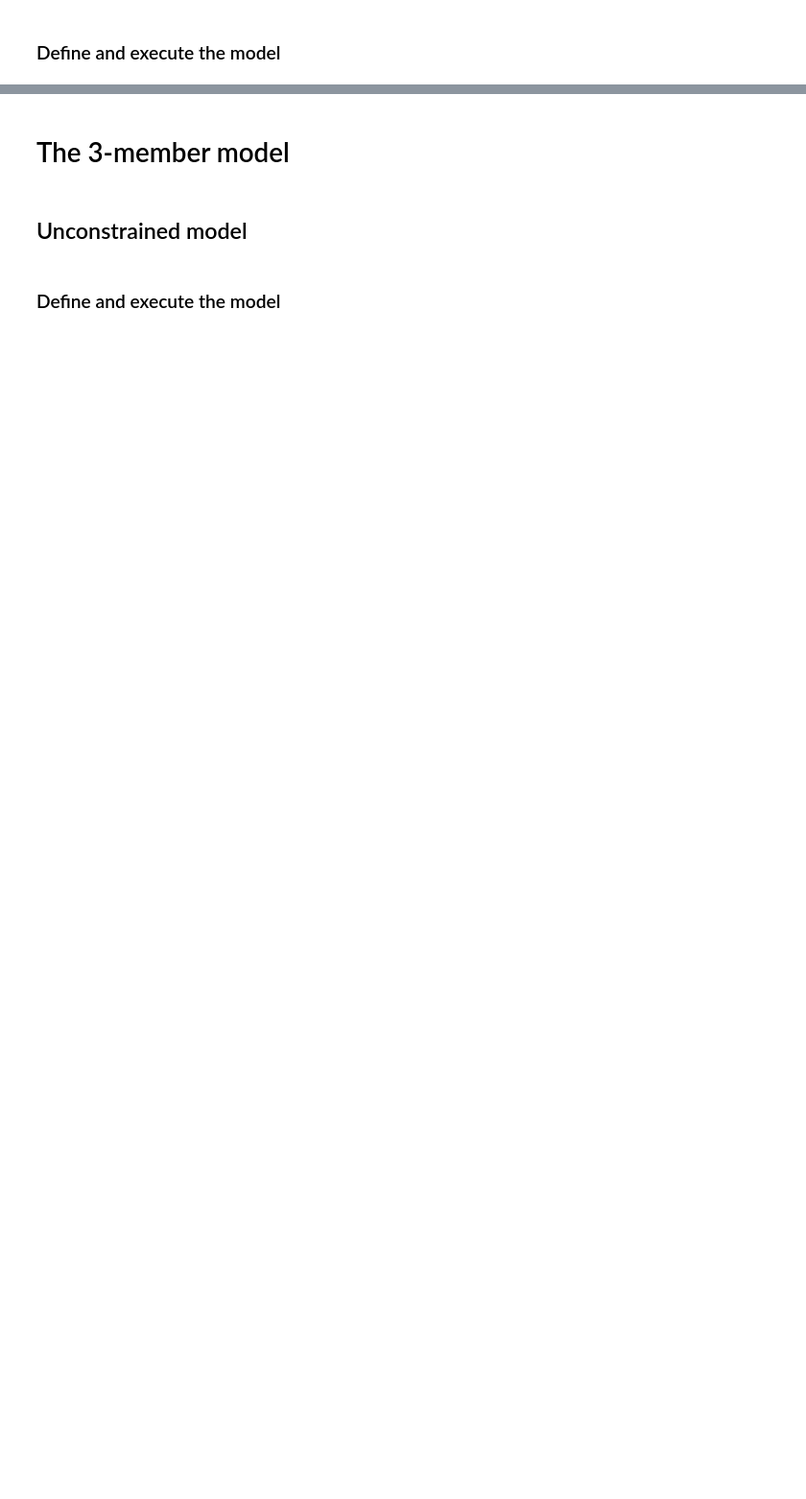
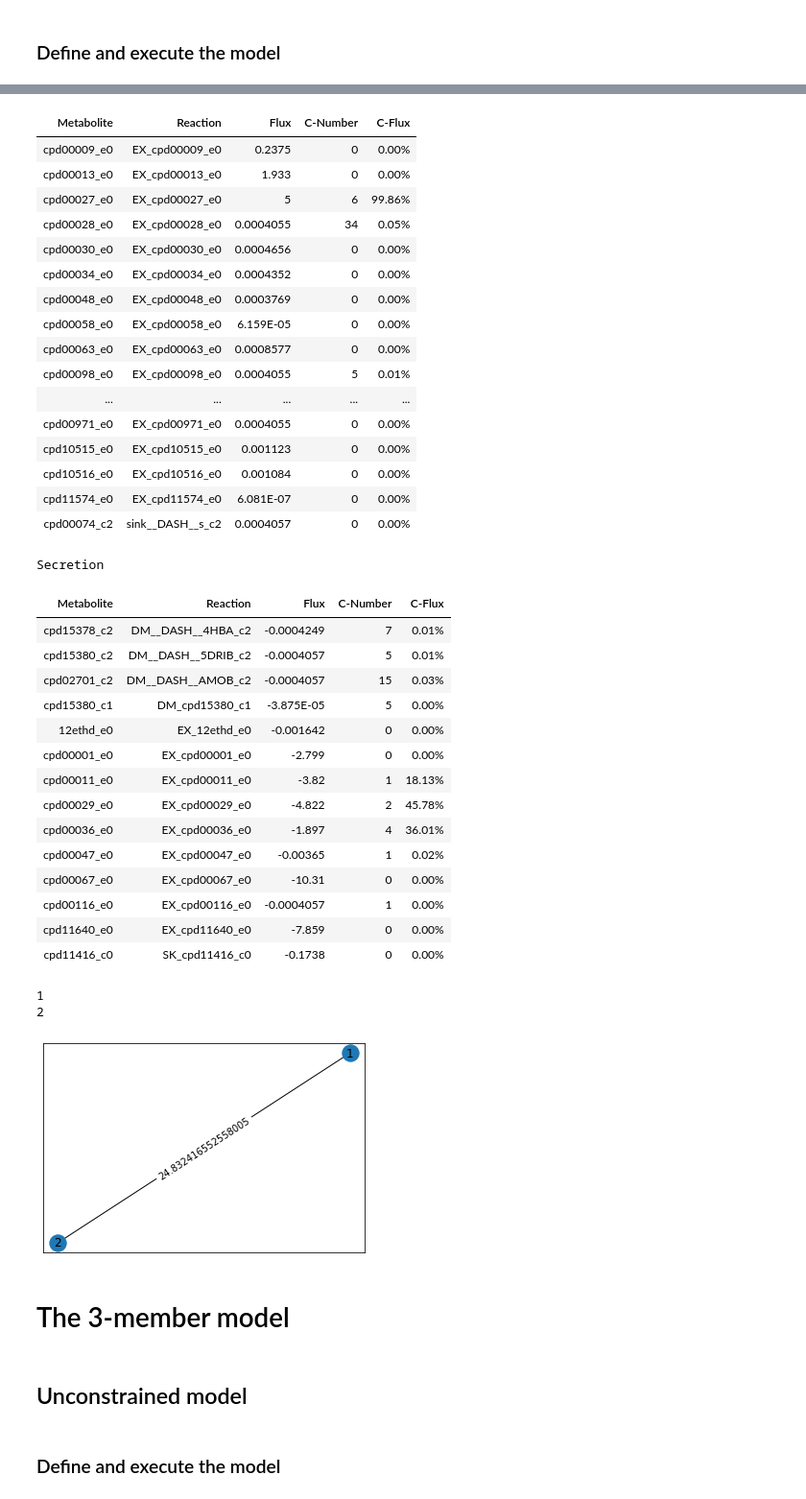
Before and after one commit to freiburgermsu/ANL_projects, a Jupyter notebook: Thermo_API/Community modeling/2021-08-04_community exchange_01.ipynb, the cells around one changed output, grey strips where cells are left out. Shown at 96% size. Drawn from its saved outputs; the diff is of its cells as text; code cells hidden in the pictures; blank space fills up the shorter version.

Commit message:
Updating the CommunityFBA Notebook

```diff
--- a/Thermo_API/Community modeling/2021-08-04_community exchange_01.ipynb
+++ b/Thermo_API/Community modeling/2021-08-04_community exchange_01.ipynb
@@ -227,0 +210,6 @@ model.summary()
+# %%
+# execute the model and media through the afore-defined function
+modelInfo_2 = ['CMM_iAH991V2_iML1515_FullThermo.kb',93832]
+mediaInfo_2 = ["Btheta_Ecoli_minimal_media",40576]
+communityFBA(modelInfo_2,mediaInfo_2,2100,{"1":0.5,"2":0.5})
+# %% [output]
@@ -228,3 +221,39 @@ model.summary()
+| Metabolite | Reaction | Flux | C-Number | C-Flux |
+| cpd00009_e0 | EX_cpd00009_e0 | 0.2375 | 0 | 0.00% |
+| cpd00013_e0 | EX_cpd00013_e0 | 1.933 | 0 | 0.00% |
+| cpd00027_e0 | EX_cpd00027_e0 | 5 | 6 | 99.86% |
+| cpd00028_e0 | EX_cpd00028_e0 | 0.0004055 | 34 | 0.05% |
+| cpd00030_e0 | EX_cpd00030_e0 | 0.0004656 | 0 | 0.00% |
+| cpd00034_e0 | EX_cpd00034_e0 | 0.0004352 | 0 | 0.00% |
+| cpd00048_e0 | EX_cpd00048_e0 | 0.0003769 | 0 | 0.00% |
+| cpd00058_e0 | EX_cpd00058_e0 | 6.159E-05 | 0 | 0.00% |
+| cpd00063_e0 | EX_cpd00063_e0 | 0.0008577 | 0 | 0.00% |
+| cpd00098_e0 | EX_cpd00098_e0 | 0.0004055 | 5 | 0.01% |
+| ... | ... | ... | ... | ... |
+| cpd00971_e0 | EX_cpd00971_e0 | 0.0004055 | 0 | 0.00% |
+| cpd10515_e0 | EX_cpd10515_e0 | 0.001123 | 0 | 0.00% |
+| cpd10516_e0 | EX_cpd10516_e0 | 0.001084 | 0 | 0.00% |
+| cpd11574_e0 | EX_cpd11574_e0 | 6.081E-07 | 0 | 0.00% |
+| cpd00074_c2 | sink__DASH__s_c2 | 0.0004057 | 0 | 0.00% |
+Secretion
+| Metabolite | Reaction | Flux | C-Number | C-Flux |
+| cpd15378_c2 | DM__DASH__4HBA_c2 | -0.0004249 | 7 | 0.01% |
+| cpd15380_c2 | DM__DASH__5DRIB_c2 | -0.0004057 | 5 | 0.01% |
+| cpd02701_c2 | DM__DASH__AMOB_c2 | -0.0004057 | 15 | 0.03% |
+| cpd15380_c1 | DM_cpd15380_c1 | -3.875E-05 | 5 | 0.00% |
+| 12ethd_e0 | EX_12ethd_e0 | -0.001642 | 0 | 0.00% |
+| cpd00001_e0 | EX_cpd00001_e0 | -2.799 | 0 | 0.00% |
+| cpd00011_e0 | EX_cpd00011_e0 | -3.82 | 1 | 18.13% |
+| cpd00029_e0 | EX_cpd00029_e0 | -4.822 | 2 | 45.78% |
+| cpd00036_e0 | EX_cpd00036_e0 | -1.897 | 4 | 36.01% |
+| cpd00047_e0 | EX_cpd00047_e0 | -0.00365 | 1 | 0.02% |
+| cpd00067_e0 | EX_cpd00067_e0 | -10.31 | 0 | 0.00% |
+| cpd00116_e0 | EX_cpd00116_e0 | -0.0004057 | 1 | 0.00% |
+| cpd11640_e0 | EX_cpd11640_e0 | -7.859 | 0 | 0.00% |
+| cpd11416_c0 | SK_cpd11416_c0 | -0.1738 | 0 | 0.00% |
+1
+2
+[figure, added]
 # %% [markdown]
 # The 3-member model
 # %% [markdown]
```
Also changed, not shown: parts of 11 cells of this notebook.
